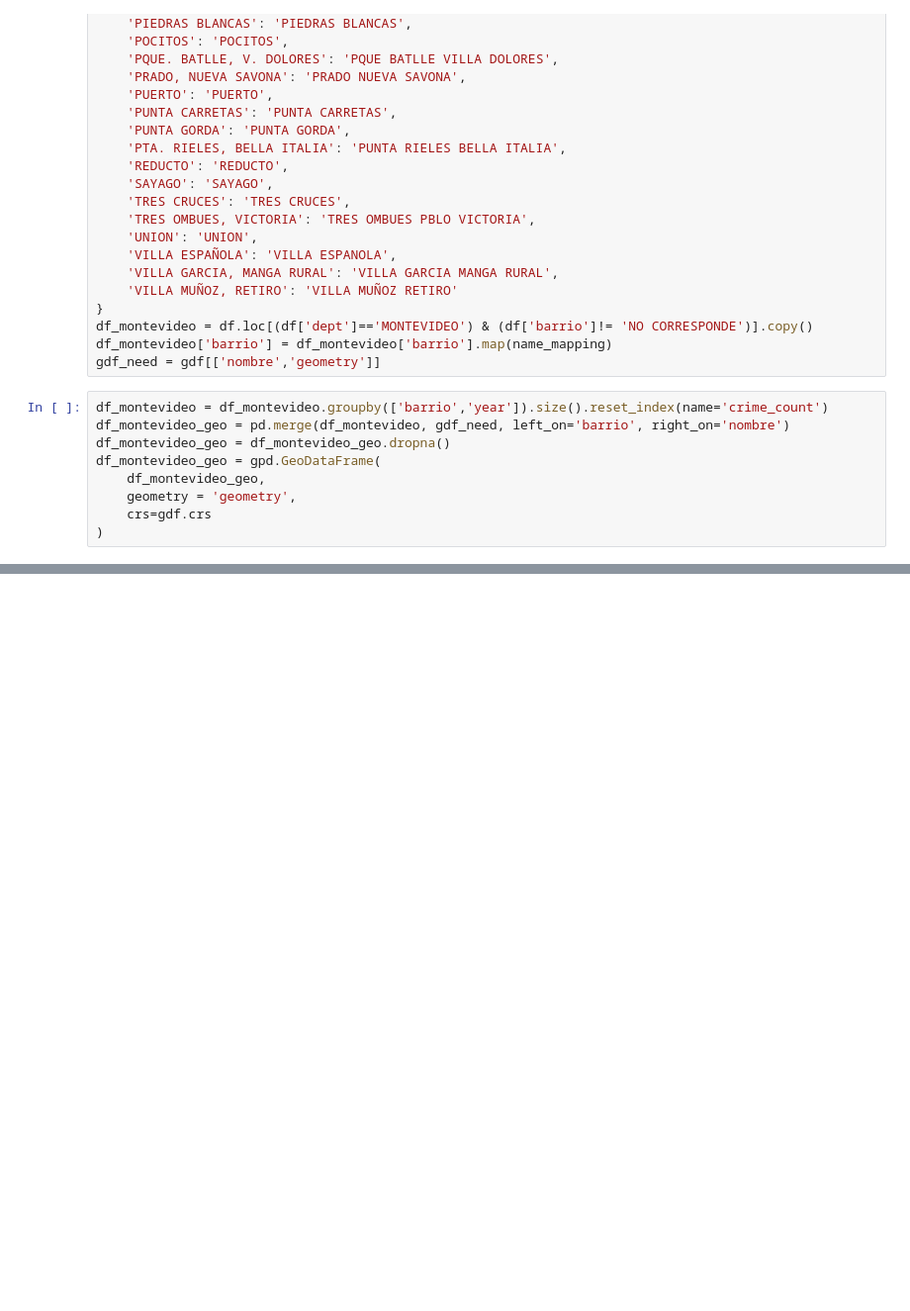
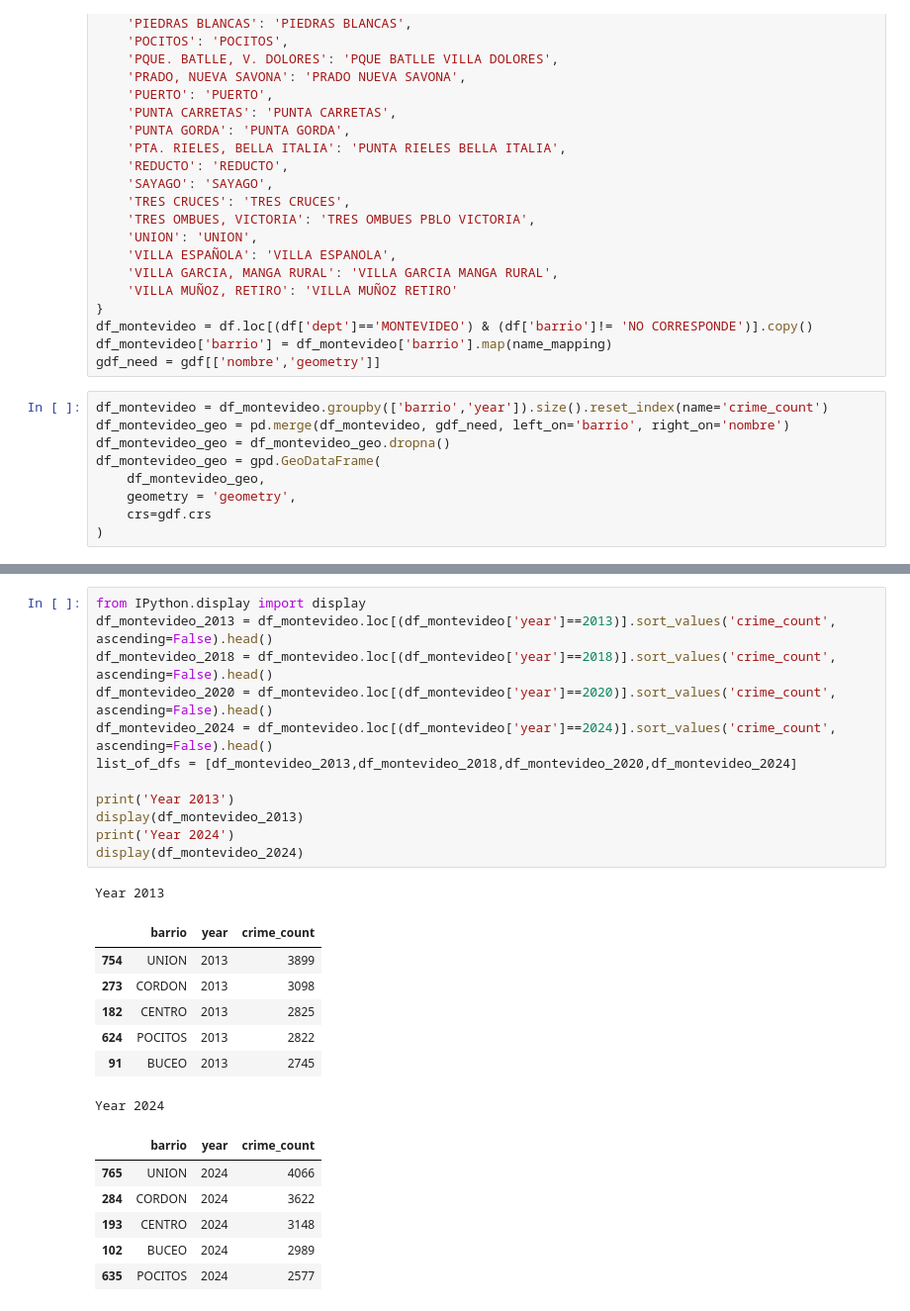
Before and after one commit to LuisGagn/DSLearning, a Jupyter notebook: Uruguayan Crimes.ipynb, the cells around one changed output, grey strips where cells are left out. Shown at 99% size. Drawn from its saved outputs; the diff is of its cells as text; blank space fills up the shorter version.

```diff
--- a/Uruguayan Crimes.ipynb
+++ b/Uruguayan Crimes.ipynb
@@ -460,0 +494,27 @@ plt.show()
+# %%
+from IPython.display import display
+df_montevideo_2013 = df_montevideo.loc[(df_montevideo['year']==2013)].sort_values('crime_count', ascending=False).head()
+df_montevideo_2018 = df_montevideo.loc[(df_montevideo['year']==2018)].sort_values('crime_count', ascending=False).head()
+df_montevideo_2020 = df_montevideo.loc[(df_montevideo['year']==2020)].sort_values('crime_count', ascending=False).head()
+df_montevideo_2024 = df_montevideo.loc[(df_montevideo['year']==2024)].sort_values('crime_count', ascending=False).head()
+list_of_dfs = [df_montevideo_2013,df_montevideo_2018,df_montevideo_2020,df_montevideo_2024]
+
+print('Year 2013')
+display(df_montevideo_2013)
+print('Year 2024')
+display(df_montevideo_2024)
+# %% [output]
+Year 2013
+|  | barrio | year | crime_count |
+| 754 | UNION | 2013 | 3899 |
+| 273 | CORDON | 2013 | 3098 |
+| 182 | CENTRO | 2013 | 2825 |
+| 624 | POCITOS | 2013 | 2822 |
+| 91 | BUCEO | 2013 | 2745 |
+Year 2024
+|  | barrio | year | crime_count |
+| 765 | UNION | 2024 | 4066 |
+| 284 | CORDON | 2024 | 3622 |
+| 193 | CENTRO | 2024 | 3148 |
+| 102 | BUCEO | 2024 | 2989 |
+| 635 | POCITOS | 2024 | 2577 |
```
Also changed, not shown: parts of 22 cells of this notebook, 1 other file.
